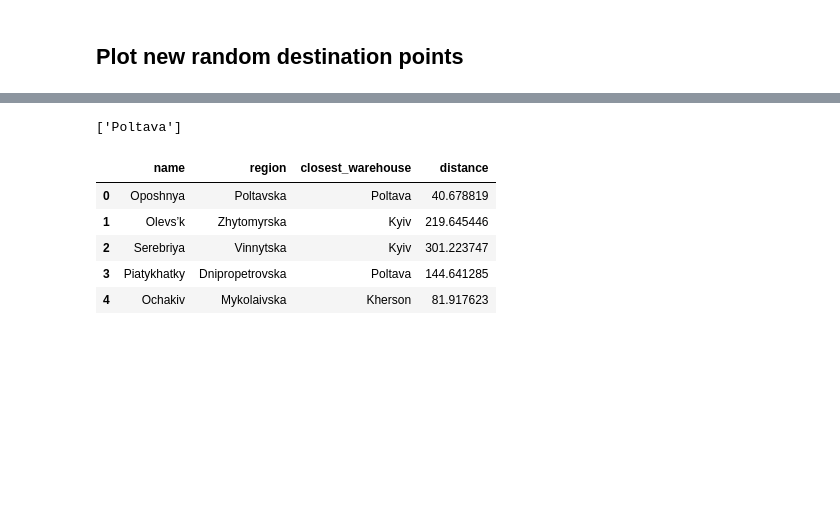
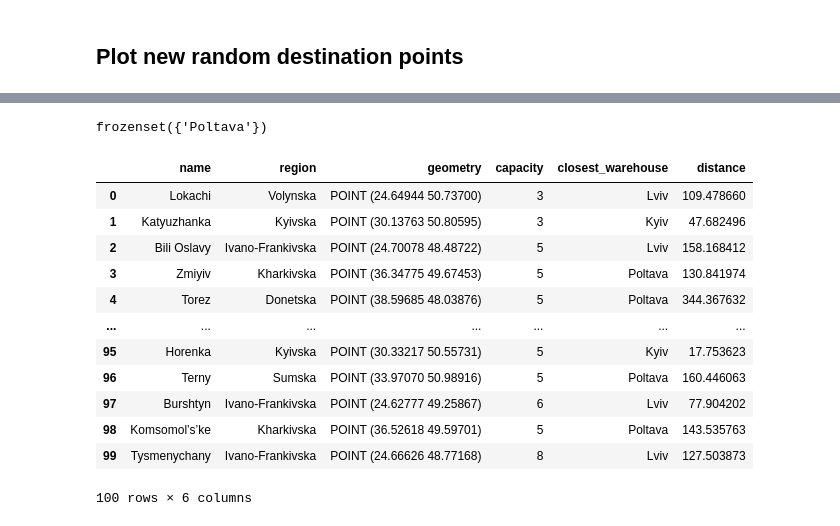
Before and after one commit to alorthius/tarilka, a Jupyter notebook: proj.ipynb, the cells around one changed output, grey strips where cells are left out. Drawn from its saved outputs; the diff is of its cells as text; code cells hidden in the pictures; blank space fills up the shorter version.

```diff
--- a/proj.ipynb
+++ b/proj.ipynb
@@ -161,13 +162,13 @@ for num_new_warehouses in range(1, 2):
         all_warehouses_df = df_cities.loc[df_cities.name.isin(all_warehouses)][['name', 'region', 'latitude', 'longitude']]
 
         def get_closest_warehouse(target):
-            distances = all_warehouses_df.apply(lambda w: distance.geodesic(target[2:], w[2:]).km, axis=1)
+            distances = all_warehouses_df.apply(lambda w: distance.geodesic(target[4:], w[2:]).km, axis=1)
             warehouse_idx = distances.argmin()
-            return pd.Series({'name': target[:1].values[0], 'region': target[1], 'closest_warehouse': all_warehouses_df.iloc[warehouse_idx]['name'], 'distance': distances.min()})
+            return pd.Series({'name': target[:1].values[0], 'region': target[1], 'geometry': target[2], 'capacity': target[3], 'closest_warehouse': all_warehouses_df.iloc[warehouse_idx]['name'], 'distance': distances.min()})
 
-        targets = df_new[['name', 'region', 'latitude', 'longitude']]
+        targets = df_new[['name', 'region', 'geometry', 'capacity', 'latitude', 'longitude']]
         clustering = targets.apply(get_closest_warehouse, axis=1)
-        total_distance = clustering.distance.sum()
+        total_distance = clustering['distance'].sum()
 
         if total_distance < best_total_distance:
             best_new_warehouses = new_warehouses
@@ -178,15 +179,23 @@ for num_new_warehouses in range(1, 2):
         break
     prev_best_total_distance = best_total_distance
 
+best_new_warehouses = frozenset(best_new_warehouses)
 print(best_new_warehouses)
 # %% [output]
-['Poltava']
+frozenset({'Poltava'})
 # %%
-best_clustering.head()
+best_clustering
 # %% [output]
-|  | name | region | closest_warehouse | distance |
-| 0 | Oposhnya | Poltavska | Poltava | 40.678819 |
-| 1 | Olevs’k | Zhytomyrska | Kyiv | 219.645446 |
-| 2 | Serebriya | Vinnytska | Kyiv | 301.223747 |
-| 3 | Piatykhatky | Dnipropetrovska | Poltava | 144.641285 |
-| 4 | Ochakiv | Mykolaivska | Kherson | 81.917623 |
+|  | name | region | geometry | capacity | closest_warehouse | distance |
+| 0 | Lokachi | Volynska | POINT (24.64944 50.73700) | 3 | Lviv | 109.478660 |
+| 1 | Katyuzhanka | Kyivska | POINT (30.13763 50.80595) | 3 | Kyiv | 47.682496 |
+| 2 | Bili Oslavy | Ivano-Frankivska | POINT (24.70078 48.48722) | 5 | Lviv | 158.168412 |
+| 3 | Zmiyiv | Kharkivska | POINT (36.34775 49.67453) | 5 | Poltava | 130.841974 |
+| 4 | Torez | Donetska | POINT (38.59685 48.03876) | 5 | Poltava | 344.367632 |
+| ... | ... | ... | ... | ... | ... | ... |
+| 95 | Horenka | Kyivska | POINT (30.33217 50.55731) | 5 | Kyiv | 17.753623 |
+| 96 | Terny | Sumska | POINT (33.97070 50.98916) | 5 | Poltava | 160.446063 |
+| 97 | Burshtyn | Ivano-Frankivska | POINT (24.62777 49.25867) | 6 | Lviv | 77.904202 |
+| 98 | Komsomol’s’ke | Kharkivska | POINT (36.52618 49.59701) | 5 | Poltava | 143.535763 |
+| 99 | Tysmenychany | Ivano-Frankivska | POINT (24.66626 48.77168) | 8 | Lviv | 127.503873 |
+100 rows × 6 columns
```
Also changed, not shown: parts of 7 cells of this notebook.
